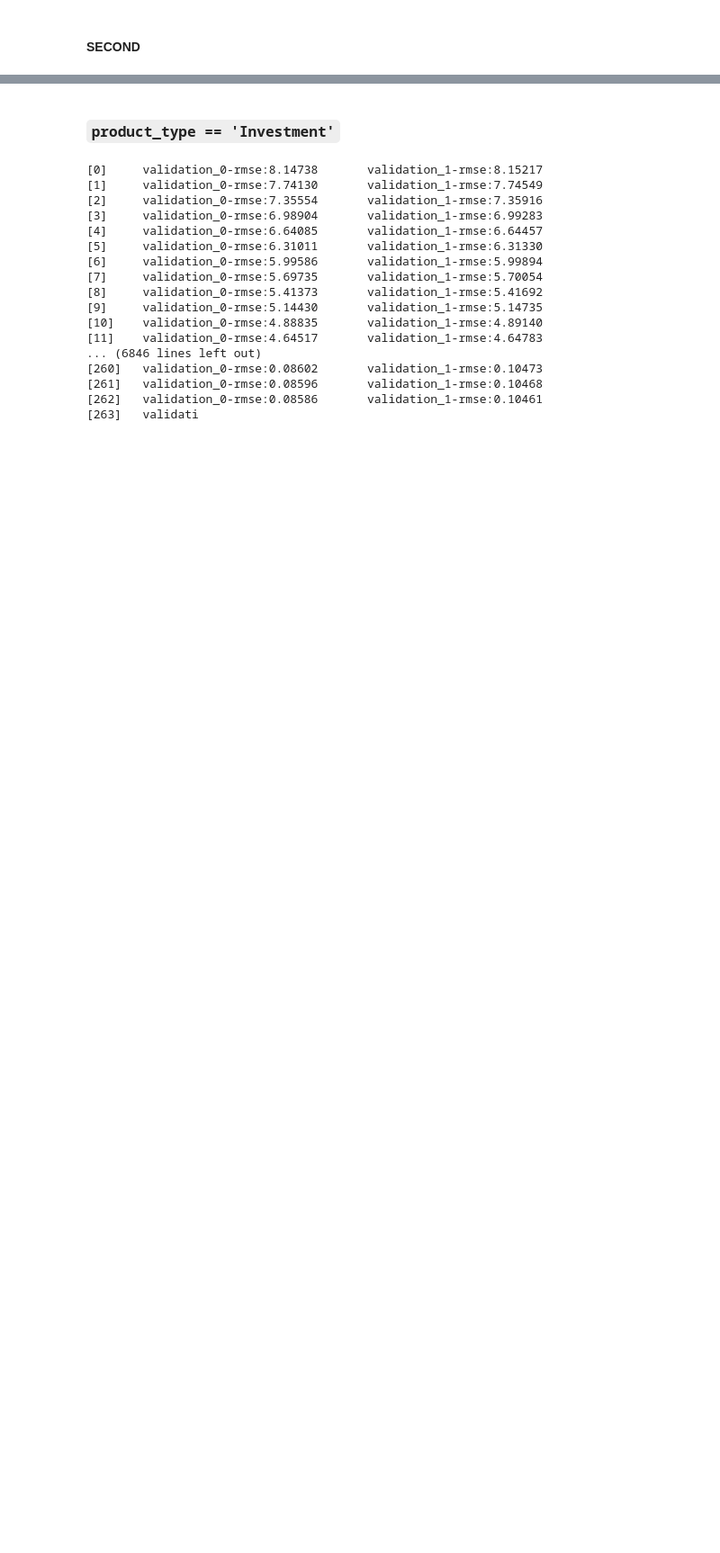
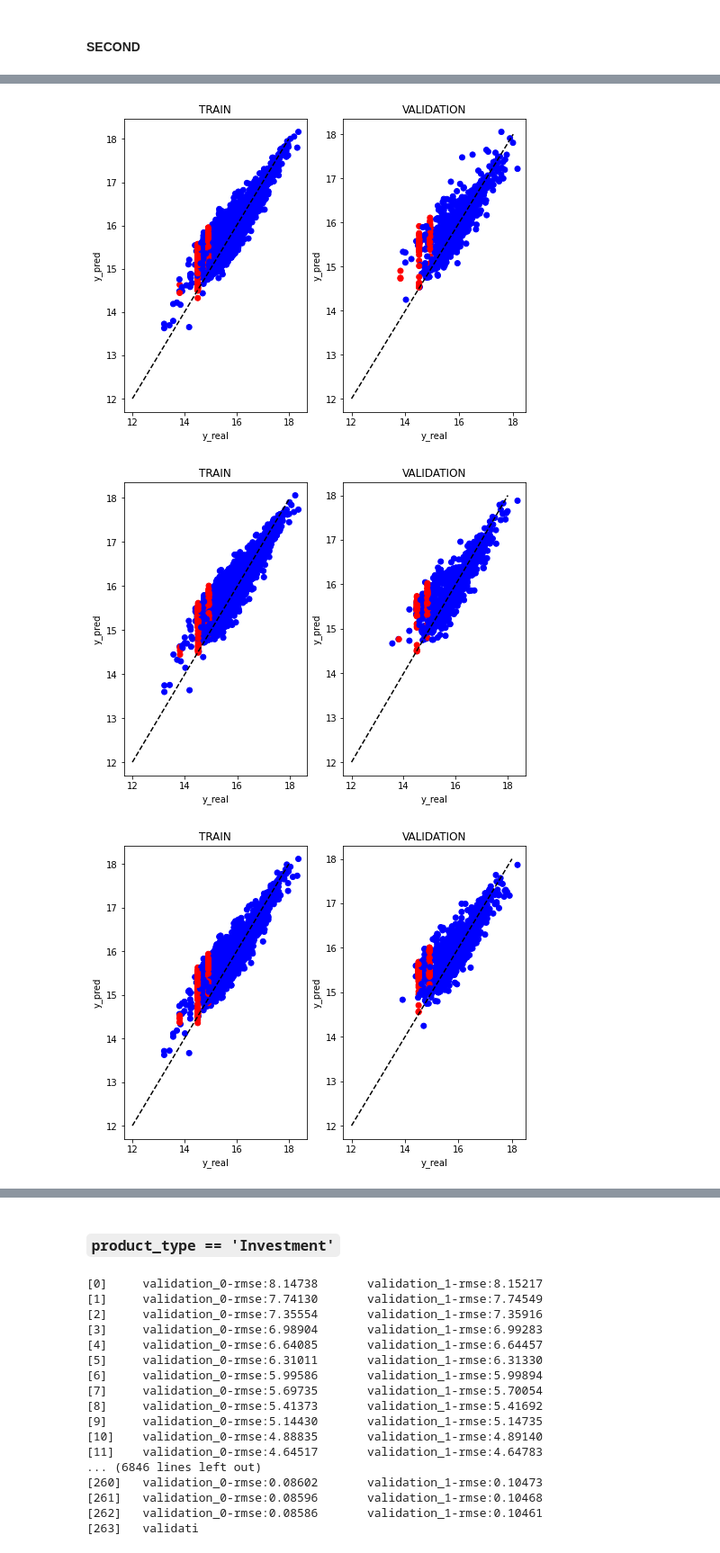
Before and after one commit to STASVLAD/Kaggle-contest-Sberbank-Russian-Housing-Market, a Jupyter notebook: fake_prices_research_4.ipynb, the cells around one changed output, grey strips where cells are left out. Shown at 90% size. Saved outputs shown, nothing was run; the diff lists cells and outputs as text; code cells hidden in the pictures; blank space fills up the shorter version.

Commit message:
fake price research: WORK in PROGRESS (version 2)

```diff
--- a/fake_prices_research_4.ipynb
+++ b/fake_prices_research_4.ipynb
@@ -308,0 +324,2 @@ train_errors[4].hist(bins=200);
+# %%
+idx_outliers = np.append(idx_outliers, idx_outliers_25)
@@ -308,0 +330,3 @@ train_errors[4].hist(bins=200);
+# %%
+np.savetxt('data/outliers/idx_outliers_25_11.txt', idx_outliers, fmt='%d')
+idx_outliers_25_11 = idx_outliers
@@ -308,0 +339,5 @@ train_errors[4].hist(bins=200);
+# %%
+train_df_0 = train_df[train_df['product_type'] == 0].drop(idx_outliers_25_11)
+
+X = train_df_0.drop(['sub_area', 'price_doc'], axis=1).copy()
+y = np.log1p(train_df_0['price_doc'])
@@ -308,0 +392,37 @@ train_errors[4].hist(bins=200);
+# %%
+train_errors = []
+val_errors = []
+kf = KFold(n_splits=5, shuffle=True, random_state=42)
+kf_splits = kf.split(X)
+
+for i, (train_index, val_index) in enumerate(kf_splits):
+    y_train, y_val = y.iloc[train_index], y.iloc[val_index]
+    # train_errors.append(np.abs(y_pred_train[i] - y_train) / np.abs(y_train))
+    # val_errors.append(np.abs(y_pred_val[i] - y_val) / np.abs(y_val))
+    train_errors.append(np.square(y_pred_train[i] - y_train))
+    val_errors.append(np.square(y_pred_val[i] - y_val))
+
+
+    fig, (ax1, ax2) = plt.subplots(1, 2, figsize=(8, 6))
+
+    mask_fake_prices = (y_train == np.log1p(1_000_000)) | \
+                       (y_train == np.log1p(2_000_000)) | \
+                       (y_train == np.log1p(3_000_000))
+    ax1.scatter(y_train, y_pred_train[i], cmap='bwr', c=mask_fake_prices)
+    ax1.plot(np.linspace(12, 18, 100), np.linspace(12, 18, 100), c='black', linestyle='--')
+    ax1.set_title('TRAIN')
+    ax1.set_xlabel('y_real')
+    ax1.set_ylabel('y_pred')
+
+    mask_fake_prices = (y_val == np.log1p(1_000_000)) | \
+                       (y_val == np.log1p(2_000_000)) | \
+                       (y_val == np.log1p(3_000_000))
+    ax2.scatter(y_val, y_pred_val[i], cmap='bwr', c=mask_fake_prices)
+    ax2.plot(np.linspace(12, 18, 100), np.linspace(12, 18, 100), c='black', linestyle='--')
+    ax2.set_title('VALIDATION')
+    ax2.set_xlabel('y_real')
+    ax2.set_ylabel('y_pred')
+# %% [output]
+[figure, added]
+[figure, added]
+[figure, added]
```
Also changed, not shown: parts of 28 cells of this notebook, 3 other files.
